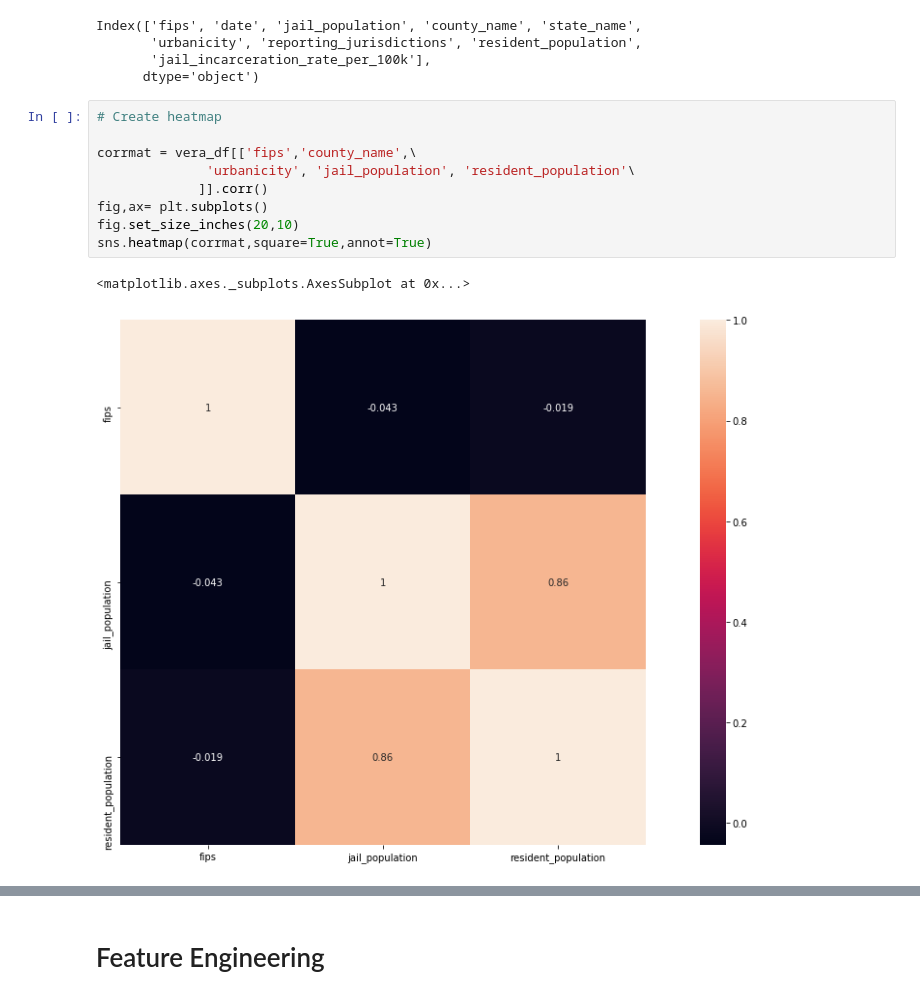
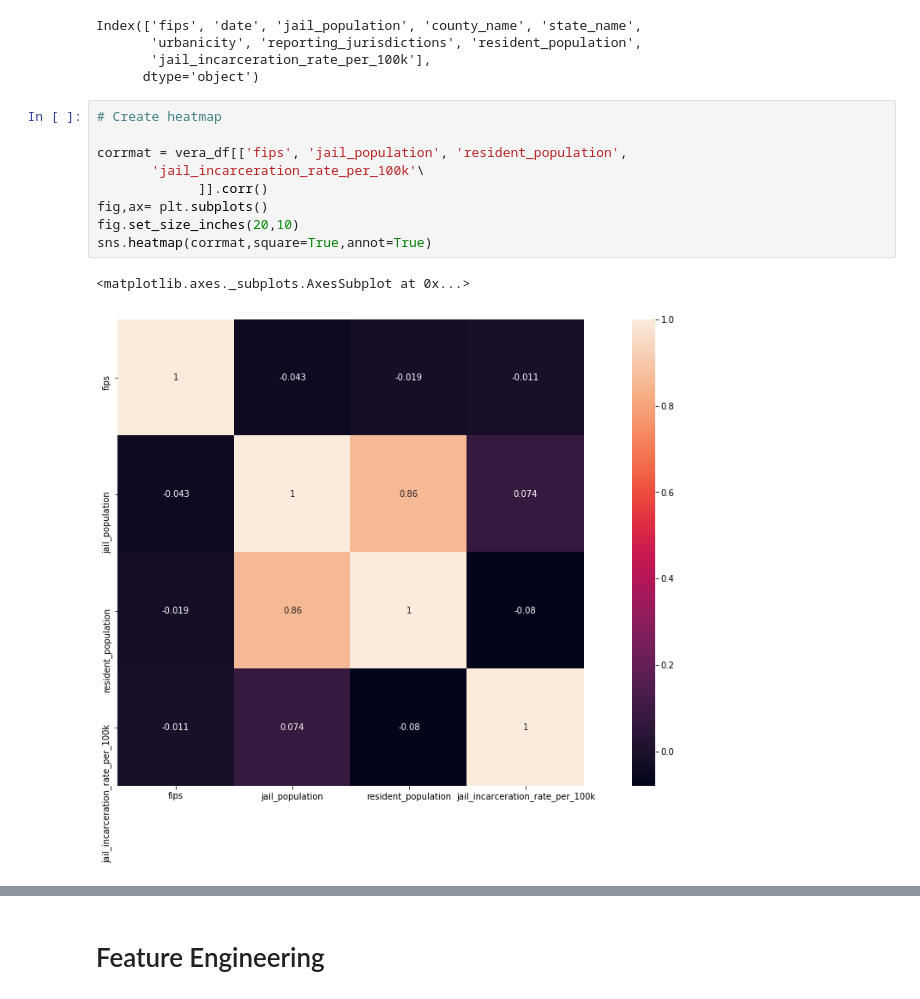
Before and after one commit to meaganlazer/Decarceration_COVID, a Jupyter notebook: Vera_Data_EDA.ipynb, the cells around one changed output, grey strips where cells are left out. Drawn from its saved outputs; the diff is of its cells as text.

Commit message:
county

```diff
--- a/Vera_Data_EDA.ipynb
+++ b/Vera_Data_EDA.ipynb
@@ -79,12 +79,12 @@ Index(['fips', 'date', 'jail_population', 'county_name', 'state_name',
 # %%
 # Create heatmap
 
-corrmat = vera_df[['fips','county_name',\
-              'urbanicity', 'jail_population', 'resident_population'\
+corrmat = vera_df[['fips', 'jail_population', 'resident_population',
+       'jail_incarceration_rate_per_100k'\
              ]].corr()
 fig,ax= plt.subplots()
 fig.set_size_inches(20,10)
 sns.heatmap(corrmat,square=True,annot=True)
 # %% [output]
 <matplotlib.axes._subplots.AxesSubplot at 0x...>
-[figure, old version]
+[figure, new version]
```
Also changed, not shown: parts of 4 cells of this notebook, 1 other file.
